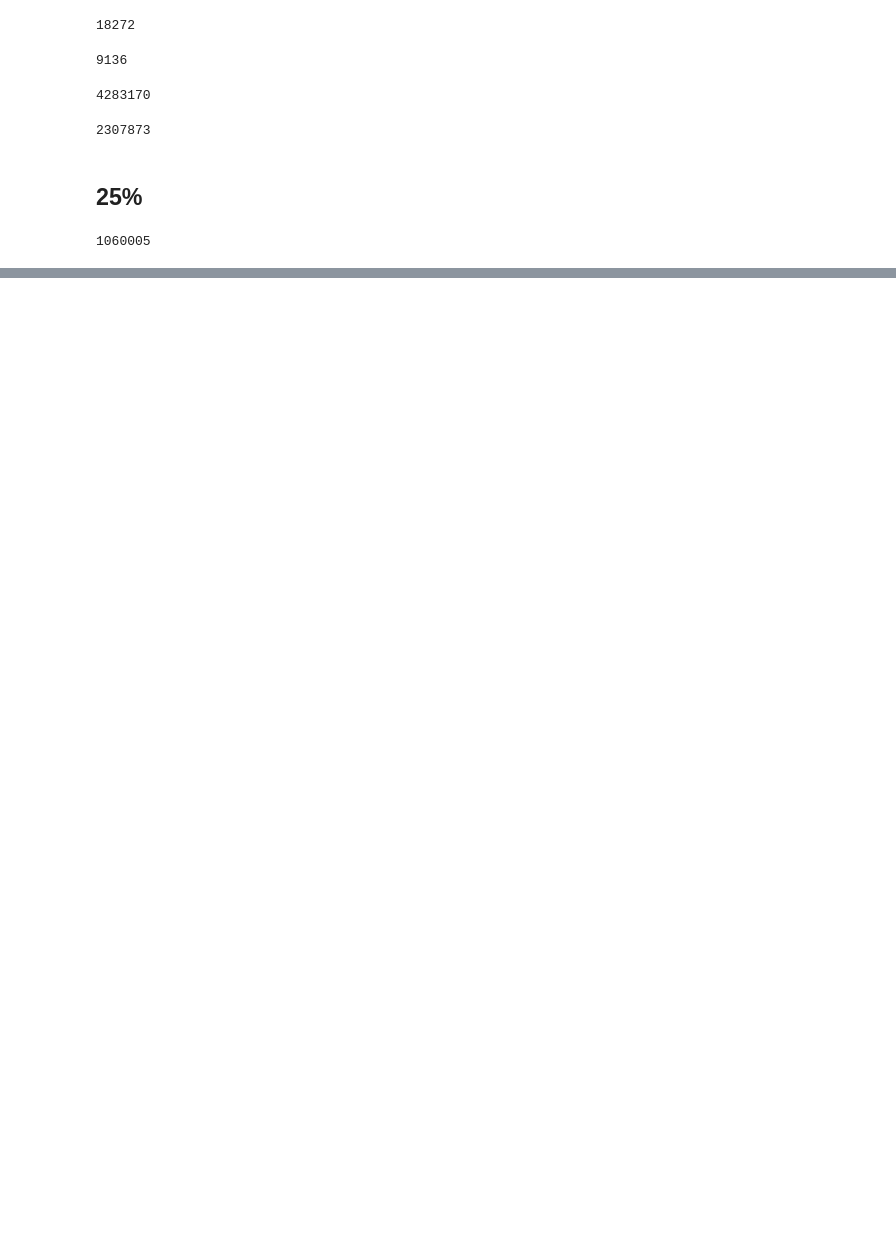
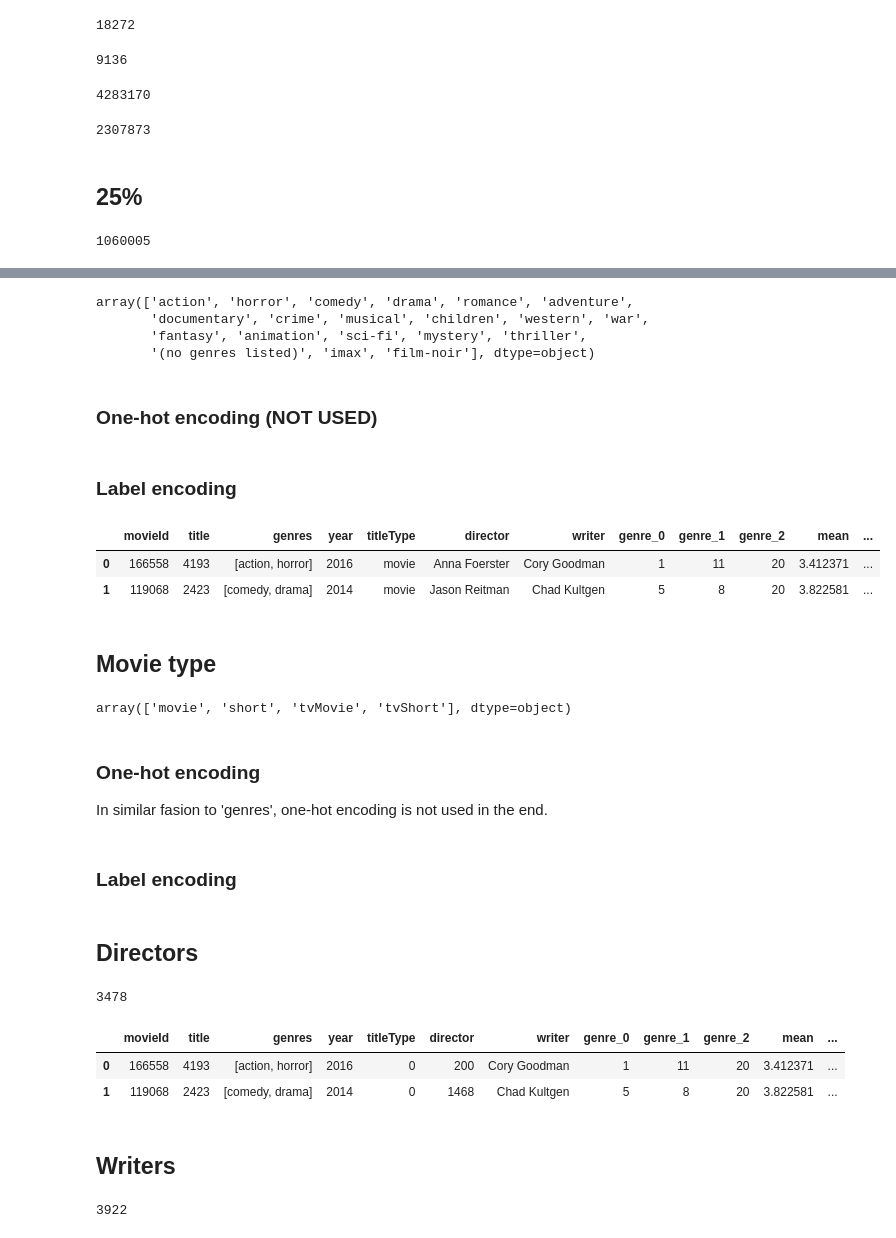
Before and after one commit to imarcosenciso/movie-suggester, a Jupyter notebook: Data/data_preprocessing.ipynb, the cells around one changed output, grey strips where cells are left out. Drawn from its saved outputs; the diff is of its cells as text; code cells hidden in the pictures; blank space fills up the shorter version.

```diff
--- a/Data/data_preprocessing.ipynb
+++ b/Data/data_preprocessing.ipynb
@@ -568,0 +613,9 @@ df_rt.shape[0]
+# %%
+df_movies['genres'].explode().unique()
+# %% [output]
+array(['action', 'horror', 'comedy', 'drama', 'romance', 'adventure',
+       'documentary', 'crime', 'musical', 'children', 'western', 'war',
+       'fantasy', 'animation', 'sci-fi', 'mystery', 'thriller',
+       '(no genres listed)', 'imax', 'film-noir'], dtype=object)
+# %% [markdown]
+### One-hot encoding (NOT USED)
@@ -568,0 +694,38 @@ df_rt.shape[0]
+# %% [markdown]
+### Label encoding
+# %%
+def label_encoder(x, encoder):
+    return encoder.transform([x])[0]
+
+# TODO: check this works.
+def label_decoder(x, encoder):
+    return encoder.inverse_transform(x)
+# %%
+# Label encoding. 'le' variable is used for later decoding.
+le = LabelEncoder()
+le.fit(
+    np.append(df_movies['genres'].explode().unique(), None)
+    )
+df_movies['genre_0'] = df_movies['genre_0'].apply(label_encoder, encoder=le)
+df_movies['genre_1'] = df_movies['genre_1'].apply(label_encoder, encoder=le)
+df_movies['genre_2'] = df_movies['genre_2'].apply(label_encoder, encoder=le)
+
+
+# Add encoder to dict
+encoder_dict['genres'] = le
+
+df_movies.head(2)
+# %% [output]
+|  | movieId | title | genres | year | titleType | director | writer | genre_0 | genre_1 | genre_2 | mean | ... |
+| 0 | 166558 | 4193 | [action, horror] | 2016 | movie | Anna Foerster | Cory Goodman | 1 | 11 | 20 | 3.412371 | ... |
+| 1 | 119068 | 2423 | [comedy, drama] | 2014 | movie | Jason Reitman | Chad Kultgen | 5 | 8 | 20 | 3.822581 | ... |
+# %% [markdown]
+## Movie type
+# %%
+df_movies['titleType'].explode().unique()
+# %% [output]
+array(['movie', 'short', 'tvMovie', 'tvShort'], dtype=object)
+# %% [markdown]
+### One-hot encoding
+
+In similar fasion to 'genres', one-hot encoding is not used in the end.
@@ -568,0 +745,2 @@ df_rt.shape[0]
+# %% [markdown]
+### Label encoding
@@ -568,0 +759,24 @@ df_rt.shape[0]
+# %% [markdown]
+## Directors
+# %%
+len(df_movies['director'].explode().unique())
+# %% [output]
+3478
+# %%
+le = LabelEncoder()
+df_movies['director'] = le.fit_transform(df_movies['director'])
+
+# Add encoder to dict
+encoder_dict['director'] = le
+
+df_movies.head(2)
+# %% [output]
+|  | movieId | title | genres | year | titleType | director | writer | genre_0 | genre_1 | genre_2 | mean | ... |
+| 0 | 166558 | 4193 | [action, horror] | 2016 | 0 | 200 | Cory Goodman | 1 | 11 | 20 | 3.412371 | ... |
+| 1 | 119068 | 2423 | [comedy, drama] | 2014 | 0 | 1468 | Chad Kultgen | 5 | 8 | 20 | 3.822581 | ... |
+# %% [markdown]
+## Writers
+# %%
+len(df_movies['writer'].explode().unique())
+# %% [output]
+3922
```
Also changed, not shown: parts of 26 cells of this notebook, 1 other file.
